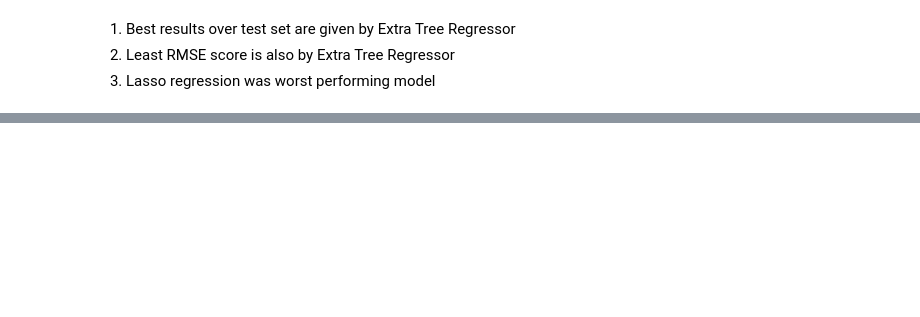
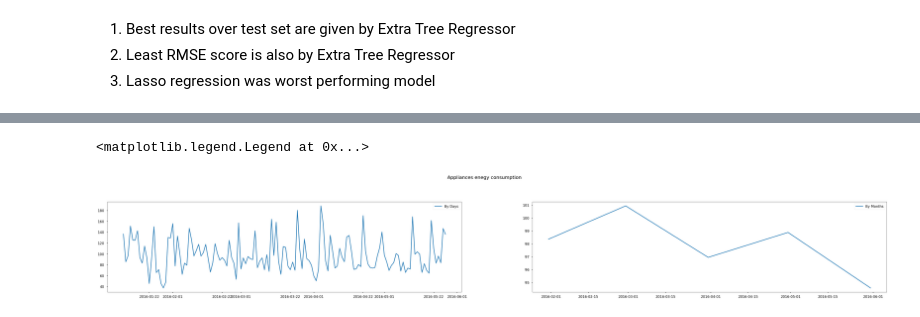
Before and after one commit to ashishlamsal/appliance-energy-prediction, a Jupyter notebook: appliance_energy_prediction.ipynb, the cells around one changed output, grey strips where cells are left out. Saved outputs shown, nothing was run; the diff lists cells and outputs as text; code cells hidden in the pictures; blank space fills up the shorter version.

```diff
--- a/appliance_energy_prediction.ipynb
+++ b/appliance_energy_prediction.ipynb
@@ -701,0 +414,17 @@ evaluation
+# %%
+# Import libraries
+import numpy as np
+import pandas as pd
+import seaborn as sns
+import matplotlib.pyplot as plt
+import matplotlib as mpl
+from scipy import stats
+import statsmodels.api as sm
+import warnings
+from itertools import product
+from datetime import datetime
+warnings.filterwarnings('ignore')
+plt.style.use('seaborn-poster')
+# %%
+df=df[['date','Appliances']]
+df.head()
@@ -701,0 +438,10 @@ evaluation
+# %%
+df.timestamp = pd.to_datetime(df.date)
+
+# Resampling to daily frequency
+df.index = df.timestamp
+df = df.resample('D').mean()
+
+# Resampling to monthly frequency
+df_month = df.resample('M').mean()
+df.head()
@@ -701,0 +456,14 @@ evaluation
+# %%
+fig = plt.figure(figsize=[65, 17])
+plt.suptitle('Appliances enegy consumption', fontsize=22)
+
+plt.subplot(221)
+plt.plot(df.Appliances, '-', label='By Days')
+plt.legend()
+
+plt.subplot(222)
+plt.plot(df_month.Appliances, '-', label='By Months')
+plt.legend()
+# %% [output]
+<matplotlib.legend.Legend at 0x...>
+[figure, added]
```
Also changed, not shown: parts of 66 cells of this notebook.
